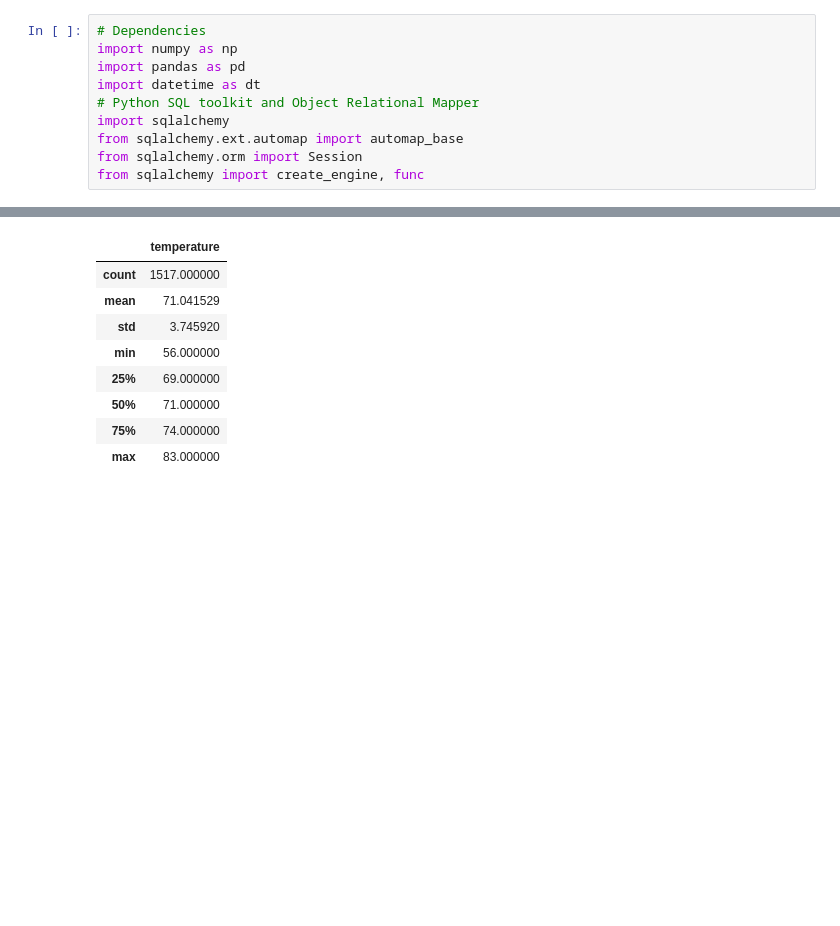
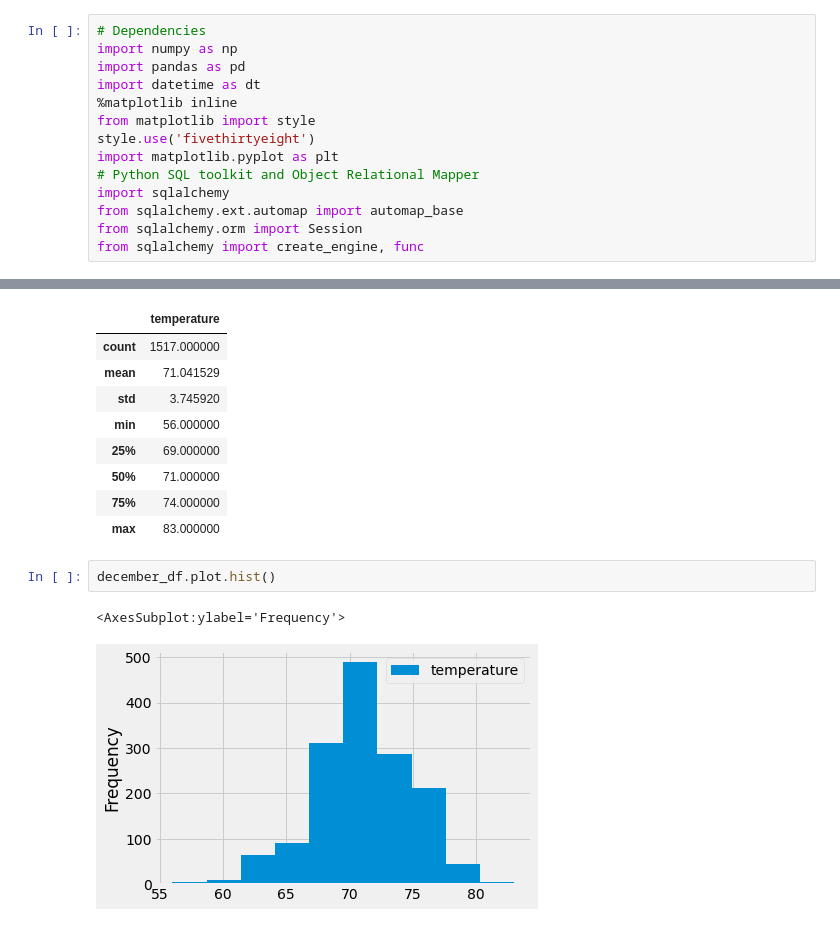
Before and after one commit to BryantKlewer/Surfs_Up, a Jupyter notebook: SurfsUp_Challenge.ipynb, the cells around one changed output, grey strips where cells are left out. Cells and saved outputs as stored; diff of their text form; blank space fills up the shorter version.

```diff
--- a/SurfsUp_Challenge.ipynb
+++ b/SurfsUp_Challenge.ipynb
@@ -3,6 +3,10 @@
 import numpy as np
 import pandas as pd
 import datetime as dt
+%matplotlib inline
+from matplotlib import style
+style.use('fivethirtyeight')
+import matplotlib.pyplot as plt
 # Python SQL toolkit and Object Relational Mapper
 import sqlalchemy
 from sqlalchemy.ext.automap import automap_base
@@ -151,3 +155,8 @@ december_df.describe()
 | 50% | 71.000000 |
 | 75% | 74.000000 |
 | max | 83.000000 |
+# %%
+december_df.plot.hist()
+# %% [output]
+<AxesSubplot:ylabel='Frequency'>
+[figure, added]
```
Also changed, not shown: parts of 1 cell of this notebook, 4 other files.
